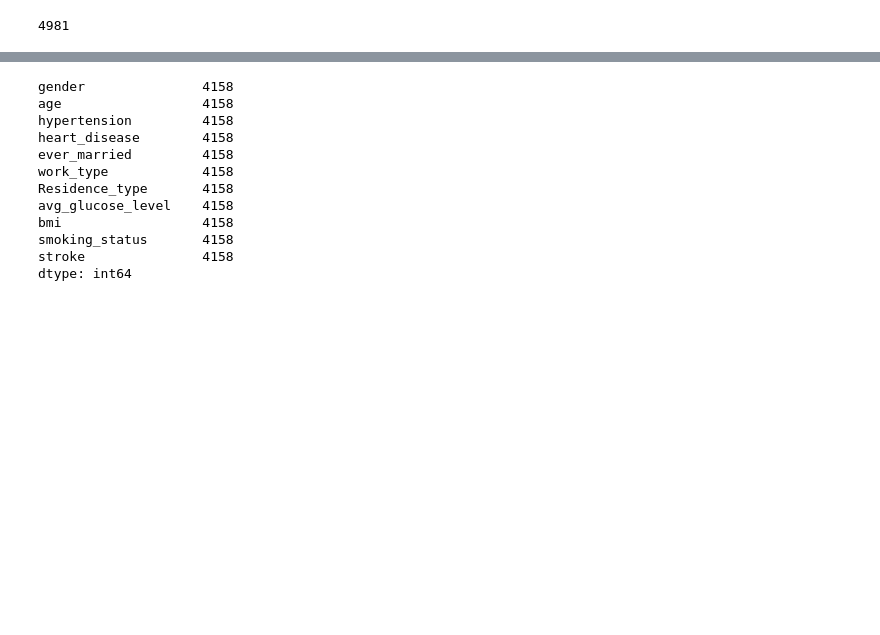
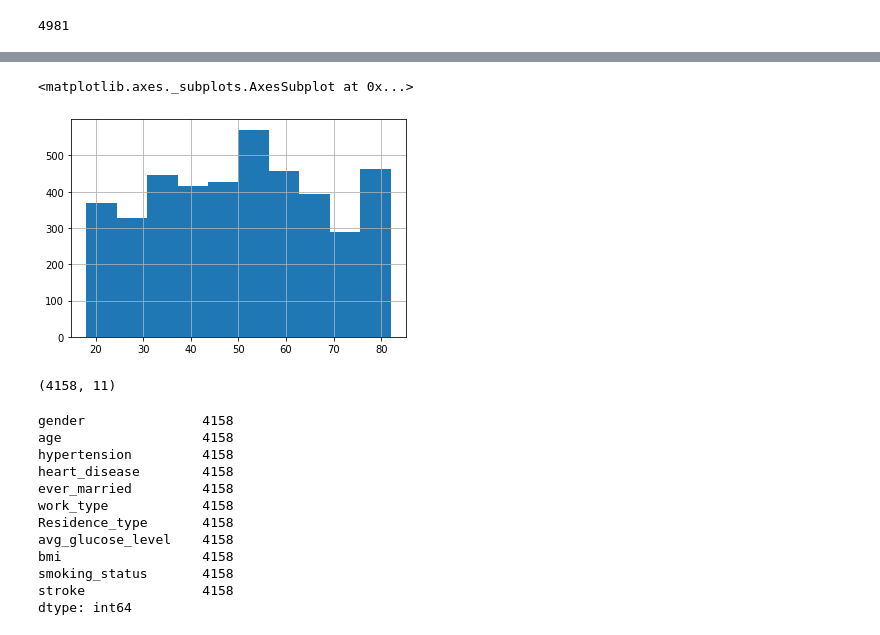
Before and after one commit to dmcneill0711/Final_Project, a Jupyter notebook: brain_stroke_prediction.ipynb, the cells around one changed output, grey strips where cells are left out. Cells and saved outputs as stored; diff of their text form; code cells hidden in the pictures; blank space fills up the shorter version.

```diff
--- a/brain_stroke_prediction.ipynb
+++ b/brain_stroke_prediction.ipynb
@@ -126 +143,15 @@ See Full Dataframe in Mito
+# %%
+# Validate adults only (age >=18) to appear in df
+hist = adult_age_filter['age'].hist(bins=10)
+hist
+# %% [output]
+<matplotlib.axes._subplots.AxesSubplot at 0x...>
+[figure, added]
+# %%
+# View shape for updated sample size
+
+age_filtered = stroke_data[stroke_data['age'] >= 18]
+age_filtered.shape
+# %% [output]
+(4158, 11)
 # %%
```
Also changed, not shown: parts of 21 cells of this notebook.
